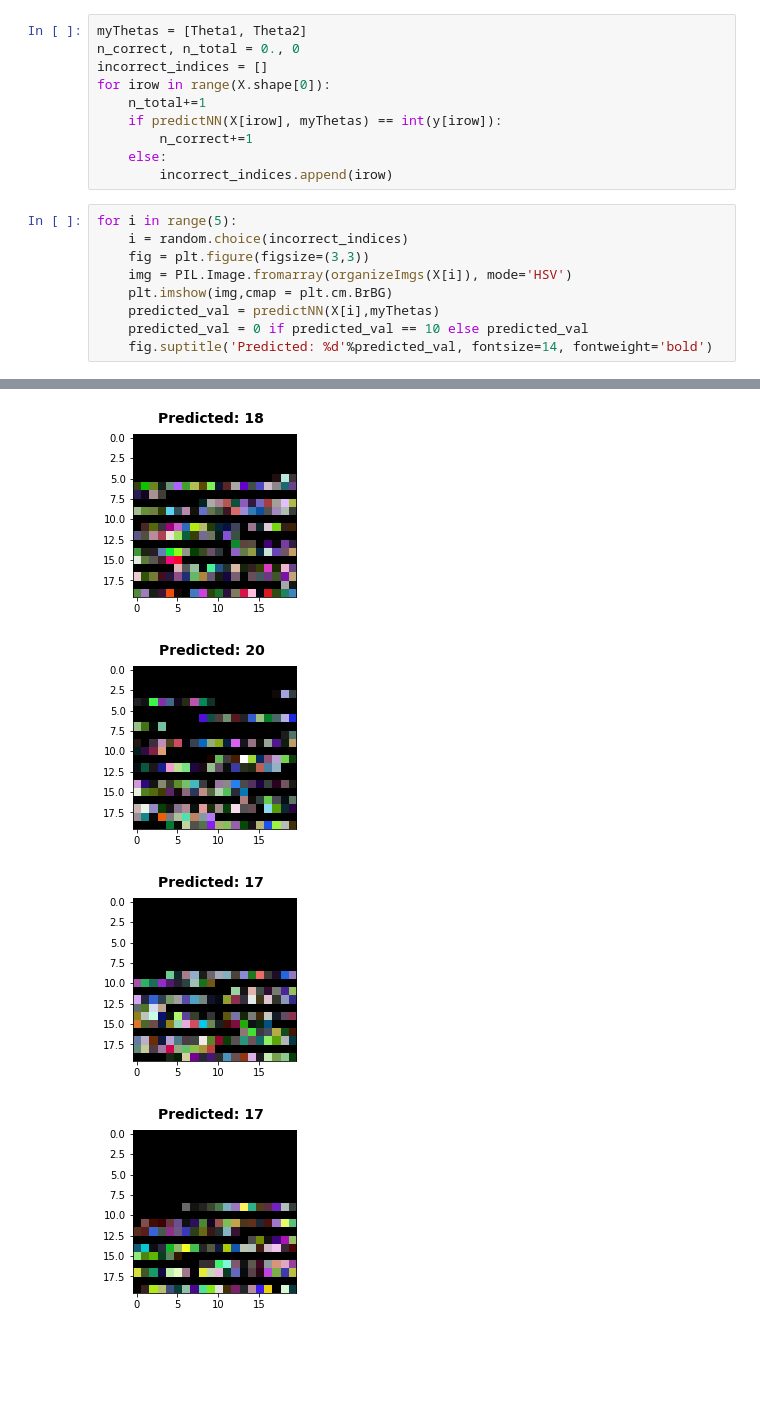
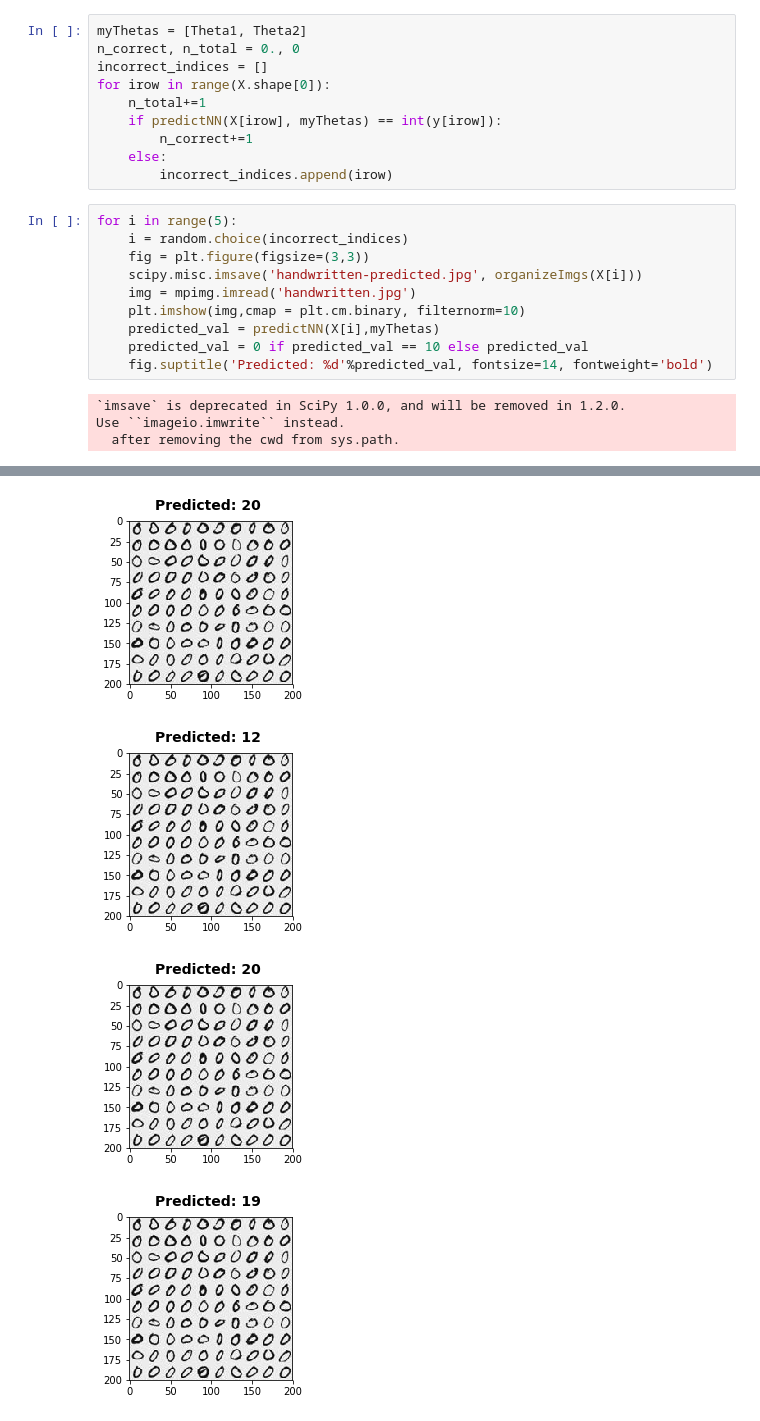
Before and after one commit to moeelm/ML-Class, a Jupyter notebook: Ex3/Multi-Class Classification and Neural Networks.ipynb, the cells around one changed output, grey strips where cells are left out. Saved outputs shown, nothing was run; the diff lists cells and outputs as text; blank space fills up the shorter version.

```diff
--- a/Ex3/Multi-Class Classification and Neural Networks.ipynb
+++ b/Ex3/Multi-Class Classification and Neural Networks.ipynb
@@ -183,9 +185,13 @@ for irow in range(X.shape[0]):
 for i in range(5):
     i = random.choice(incorrect_indices)
     fig = plt.figure(figsize=(3,3))
-    img = PIL.Image.fromarray(organizeImgs(X[i]), mode='HSV')
-    plt.imshow(img,cmap = plt.cm.BrBG)
+    scipy.misc.imsave('handwritten-predicted.jpg', organizeImgs(X[i]))
+    img = mpimg.imread('handwritten.jpg')
+    plt.imshow(img,cmap = plt.cm.binary, filternorm=10)
     predicted_val = predictNN(X[i],myThetas)
     predicted_val = 0 if predicted_val == 10 else predicted_val
     fig.suptitle('Predicted: %d'%predicted_val, fontsize=14, fontweight='bold')
 # %% [output]
+`imsave` is deprecated in SciPy 1.0.0, and will be removed in 1.2.0.
+Use ``imageio.imwrite`` instead.
+  after removing the cwd from sys.path.
@@ -193,5 +199,5 @@ for i in range(5):
-[figure, old version]
+[figure, new version]
-[figure, old version]
+[figure, new version]
-[figure, old version]
+[figure, new version]
-[figure, old version]
+[figure, new version]
 # %% [markdown]
```
Also changed, not shown: parts of 4 cells of this notebook, 2 other files.
